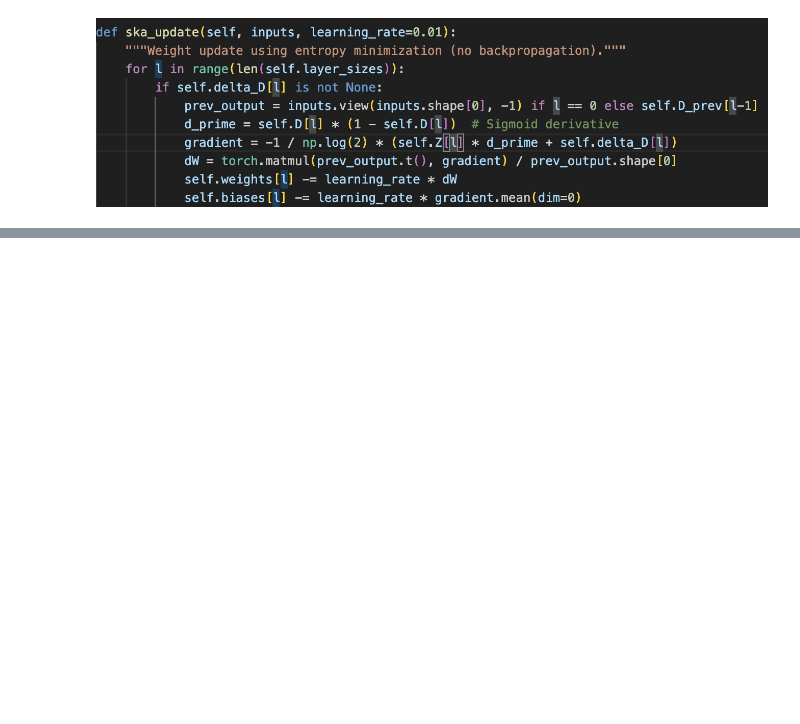
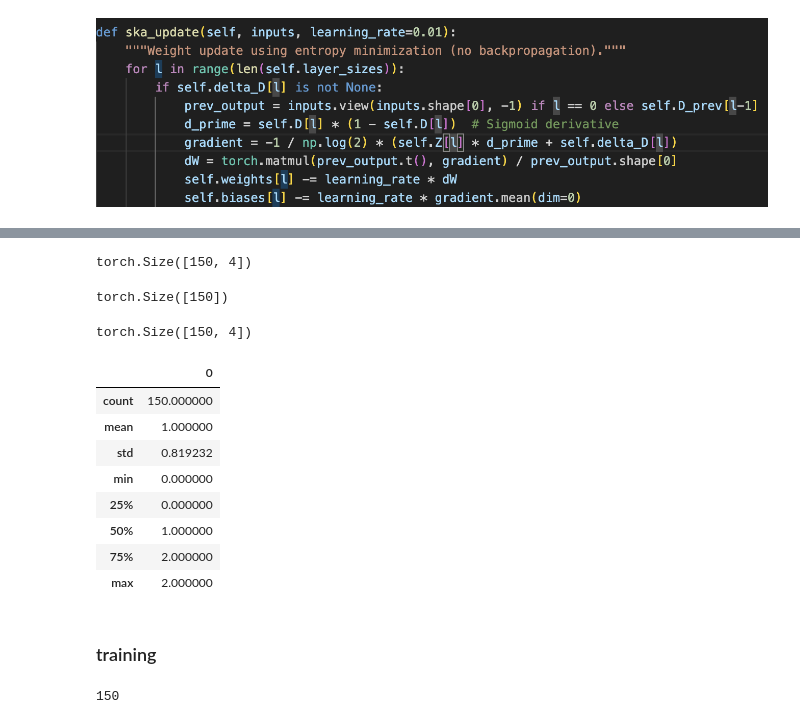
Before and after one commit to Vivek084c/SKA_Model, a Jupyter notebook: understand.ipynb, the cells around one changed output, grey strips where cells are left out. Saved outputs shown, nothing was run; the diff lists cells and outputs as text; code cells hidden in the pictures; blank space fills up the shorter version.

```diff
--- a/understand.ipynb
+++ b/understand.ipynb
@@ -215,0 +227,13 @@ torch.Size([10, 15])
+# %%
+# Load the pre-saved MNIST subset (100 samples per class)
+mnist_subset = torch.load("iris_subset_30_per_class.pt")
+images = torch.stack([item[0] for item in mnist_subset])  # Shape: [1000, 1, 28, 28]
+labels = torch.tensor([item[1] for item in mnist_subset])
+# %%
+images.shape
+# %% [output]
+torch.Size([150, 4])
+# %%
+labels.shape
+# %% [output]
+torch.Size([150])
@@ -215,0 +243,19 @@ torch.Size([10, 15])
+# %%
+inputs.shape
+# %% [output]
+torch.Size([150, 4])
+# %%
+import pandas as pd
+df = pd.DataFrame(labels)
+# %%
+df
+# %% [output]
+|  | 0 |
+| count | 150.000000 |
+| mean | 1.000000 |
+| std | 0.819232 |
+| min | 0.000000 |
+| 25% | 0.000000 |
+| 50% | 1.000000 |
+| 75% | 2.000000 |
+| max | 2.000000 |
@@ -215,0 +328,2 @@ torch.Size([10, 15])
+# %% [markdown]
+### training
@@ -215,0 +342,4 @@ torch.Size([10, 15])
+# %%
+inputs.shape[0] # we get the number of inputs
+# %% [output]
+150
```
Also changed, not shown: parts of 8 cells of this notebook, 2 other files.
